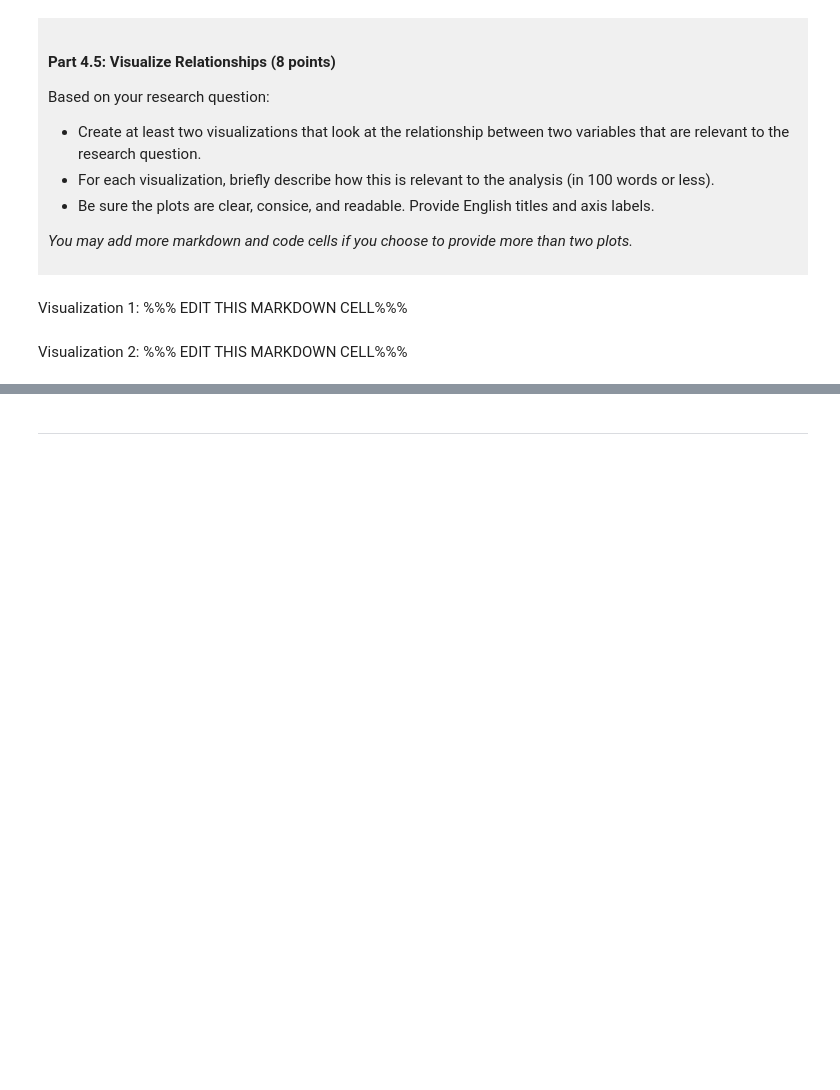
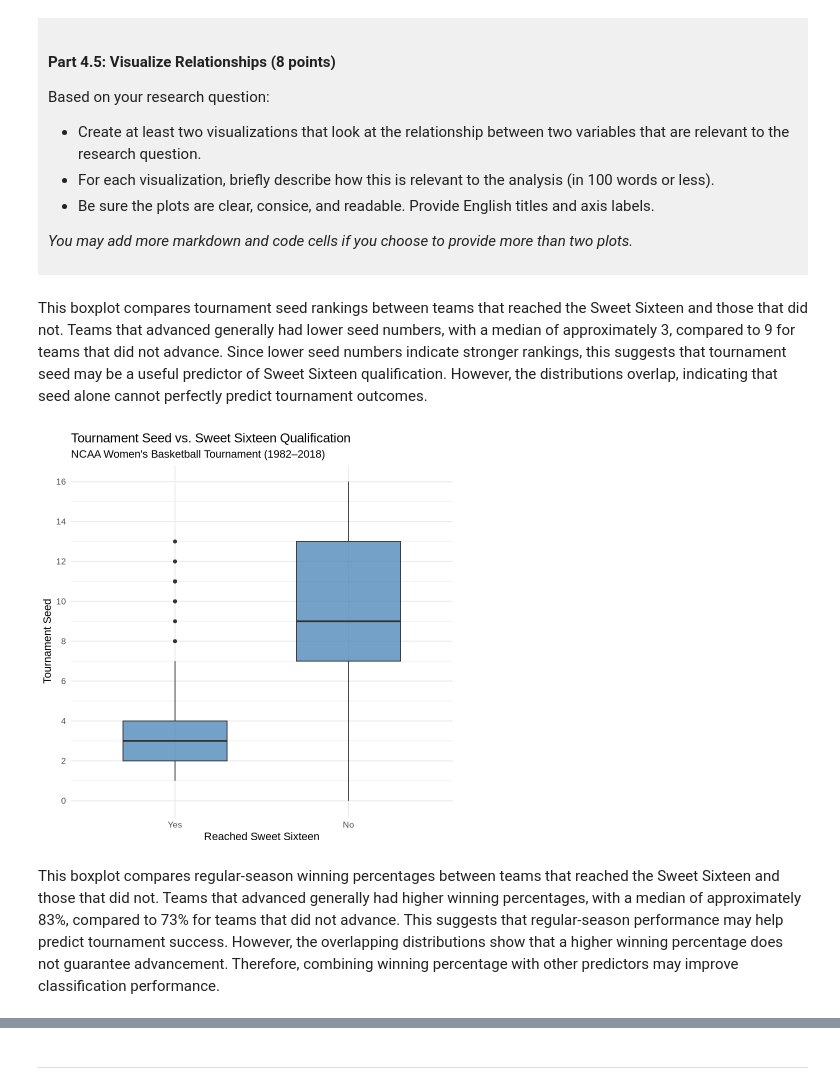
Before and after one commit to lavenderwyq-cpu/dsci-100-project-Yiqi-Wang, a Jupyter notebook: dsci-100-project-notebook.ipynb, the cells around one changed output, grey strips where cells are left out. Drawn from its saved outputs; the diff is of its cells as text; code cells hidden in the pictures; blank space fills up the shorter version.

```diff
--- a/dsci-100-project-notebook.ipynb
+++ b/dsci-100-project-notebook.ipynb
@@ -350,9 +443,26 @@ Based on your research question:
 *You may add more markdown and code cells if you choose to provide more than two plots.*
 </div>
 # %% [markdown]
-Visualization 1: %%% EDIT THIS MARKDOWN CELL%%%
+This boxplot compares tournament seed rankings between teams that reached the Sweet Sixteen and those that did not. Teams that advanced generally had lower seed numbers, with a median of approximately 3, compared to 9 for teams that did not advance. Since lower seed numbers indicate stronger rankings, this suggests that tournament seed may be a useful predictor of Sweet Sixteen qualification. However, the distributions overlap, indicating that seed alone cannot perfectly predict tournament outcomes.
 # %%
-### EDIT THIS CODE CELL FOR VISUALIZATION 1###
+# Visualization 1: Tournament seed and Sweet Sixteen qualification
+
+ggplot(march_tidy, aes(x = reached_sweet16, y = seed)) +
+  geom_boxplot(
+    fill = "steelblue",
+    alpha = 0.75,
+    width = 0.6
+  ) +
+  labs(
+    title = "Tournament Seed vs. Sweet Sixteen Qualification",
+    subtitle = "NCAA Women's Basketball Tournament (1982–2018)",
+    x = "Reached Sweet Sixteen",
+    y = "Tournament Seed"
+  ) +
+  scale_y_continuous(breaks = seq(0, 16, by = 2)) +
+  theme_minimal(base_size = 13)
+# %% [output]
+[figure, added]
 # %% [markdown]
-Visualization 2: %%% EDIT THIS MARKDOWN CELL%%%
+This boxplot compares regular-season winning percentages between teams that reached the Sweet Sixteen and those that did not. Teams that advanced generally had higher winning percentages, with a median of approximately 83%, compared to 73% for teams that did not advance. This suggests that regular-season performance may help predict tournament success. However, the overlapping distributions show that a higher winning percentage does not guarantee advancement. Therefore, combining winning percentage with other predictors may improve classification performance.
 # %%
```
Also changed, not shown: parts of 7 cells of this notebook.
